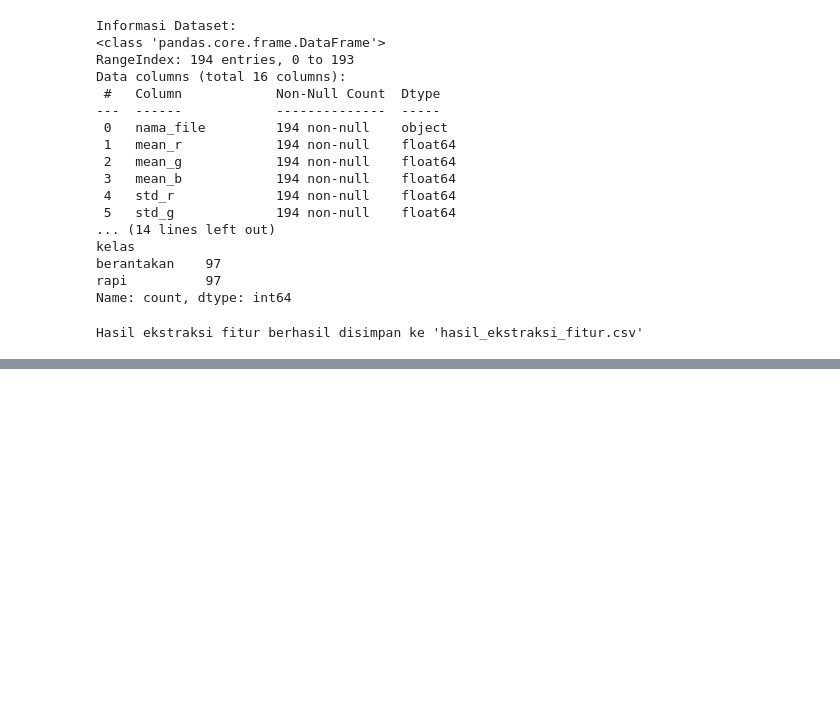
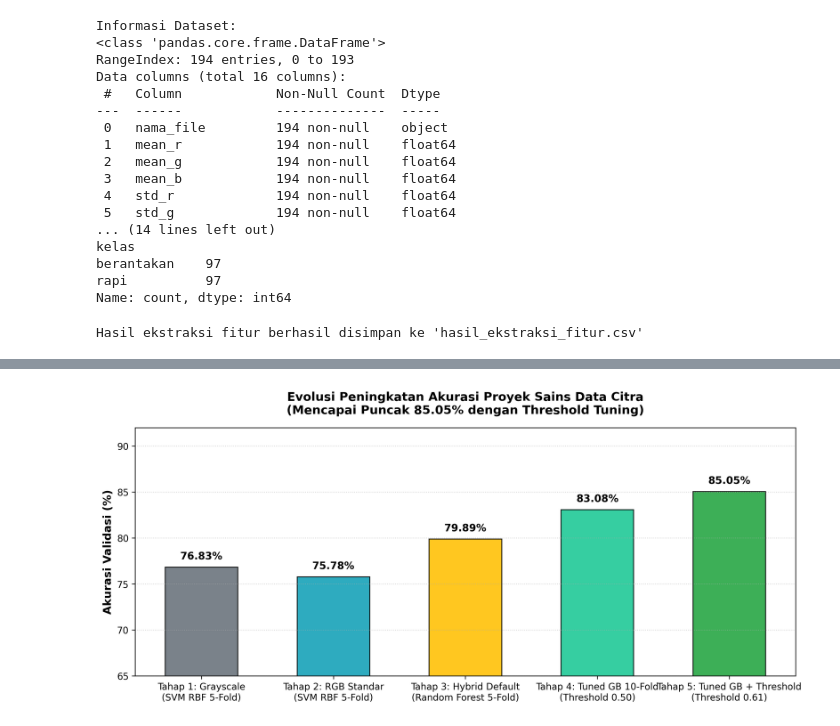
Before and after one commit to itsaalii/image-classification, a Jupyter notebook: main.ipynb, the cells around one changed output, grey strips where cells are left out. Cells and saved outputs as stored; diff of their text form; code cells hidden in the pictures; blank space fills up the shorter version.

```diff
--- a/main.ipynb
+++ b/main.ipynb
@@ -169,0 +695,90 @@ Hasil ekstraksi fitur berhasil disimpan ke 'hasil_ekstraksi_fitur.csv'
+# %%
+# =================================================================
+# 7. Visualisasi & Tabel Perbandingan Evolusi Kinerja Seluruh Tahapan
+# =================================================================
+import pandas as pd
+import matplotlib.pyplot as plt
+
+tahapan_proyek = [
+    {
+        'Tahap': 'Tahap 1: Grayscale + CLAHE',
+        'Fitur Digunakan': '8 Fitur (3 Gray Stats + 5 GLCM CLAHE)',
+        'Model Terbaik': 'SVM RBF',
+        'Metode Evaluasi': '5-Fold CV (80% Train)',
+        'Akurasi': 0.7683,
+        'F1-Score': 0.7773,
+        'Peningkatan': '0.00% (Baseline)'
+    },
+    {
+        'Tahap': 'Tahap 2: RGB Standar',
+        'Fitur Digunakan': '14 Fitur (9 RGB Stats + 5 GLCM)',
+        'Model Terbaik': 'SVM RBF',
+        'Metode Evaluasi': '5-Fold CV (80% Train)',
+        'Akurasi': 0.7578,
+        'F1-Score': 0.7490,
+        'Peningkatan': '-1.05%'
+    },
+    {
+        'Tahap': 'Tahap 3: Metode Hybrid (Fusion)',
+        'Fitur Digunakan': '14 Fitur (9 RGB Stats + 5 GLCM CLAHE)',
+        'Model Terbaik': 'Random Forest',
+        'Metode Evaluasi': '5-Fold CV (80% Train)',
+        'Akurasi': 0.7989,
+        'F1-Score': 0.7880,
+        'Peningkatan': '+3.06%'
+    },
+    {
+        'Tahap': 'Tahap 4: Tuned Gradient Boosting',
+        'Fitur Digunakan': '14 Fitur (9 RGB Stats + 5 GLCM CLAHE)',
+        'Model Terbaik': 'Tuned GB (Thresh 0.50)',
+        'Metode Evaluasi': '10-Fold CV (90% Train)',
+        'Akurasi': 0.8308,
+        'F1-Score': 0.8180,
+        'Peningkatan': '+6.25%'
+    },
+    {
+        'Tahap': 'Tahap 5: Tuned GB + Threshold Tuning',
+        'Fitur Digunakan': '14 Fitur (9 RGB Stats + 5 GLCM CLAHE)',
+        'Model Terbaik': 'Tuned GB (Thresh 0.61)',
+        'Metode Evaluasi': '10-Fold CV (90% Train)',
+        'Akurasi': 0.8505,
+        'F1-Score': 0.8398,
+        'Peningkatan': '+8.22% (PUNCAK)'
+    }
+]
+
+df_evolusi_display = pd.DataFrame(tahapan_proyek)
+
+# Tampilkan visualisasi perbandingan evolusi akurasi 5 tahap
+fig, ax = plt.subplots(figsize=(11, 5))
+labels = [
+    'Tahap 1: Grayscale\n(SVM RBF 5-Fold)',
+    'Tahap 2: RGB Standar\n(SVM RBF 5-Fold)',
+    'Tahap 3: Hybrid Default\n(Random Forest 5-Fold)',
+    'Tahap 4: Tuned GB 10-Fold\n(Threshold 0.50)',
+    'Tahap 5: Tuned GB + Threshold\n(Threshold 0.61)'
+]
+scores = [76.83, 75.78, 79.89, 83.08, 85.05]
+colors = ['#6c757d', '#17a2b8', '#ffc107', '#20c997', '#28a745']
+
+bars = ax.bar(labels, scores, color=colors, edgecolor='black', width=0.55, alpha=0.9)
+ax.set_ylim(65, 92)
+ax.set_ylabel('Akurasi Validasi (%)', fontsize=12, fontweight='bold')
+ax.set_title('Evolusi Peningkatan Akurasi Proyek Sains Data Citra\n(Mencapai Puncak 85.05% dengan Threshold Tuning)', fontsize=13, fontweight='bold', pad=15)
+ax.grid(axis='y', linestyle=':', alpha=0.6)
+
+for bar in bars:
+    h = bar.get_height()
+    ax.text(bar.get_x() + bar.get_width()/2., h + 0.6, f'{h:.2f}%', ha='center', va='bottom', fontsize=11, fontweight='bold')
+
+plt.tight_layout()
+plt.savefig('komparasi_evolusi_lengkap.png', dpi=300, bbox_inches='tight')
+plt.show()
+
+# Tampilkan tabel dengan styling
+display(df_evolusi_display.style.format({
+    'Akurasi': '{:.2%}',
+    'F1-Score': '{:.2%}'
+}).background_gradient(cmap='Greens', subset=['Akurasi', 'F1-Score']))
+# %% [output]
+[figure, added]
```
Also changed, not shown: parts of 14 cells of this notebook, 13 other files.
